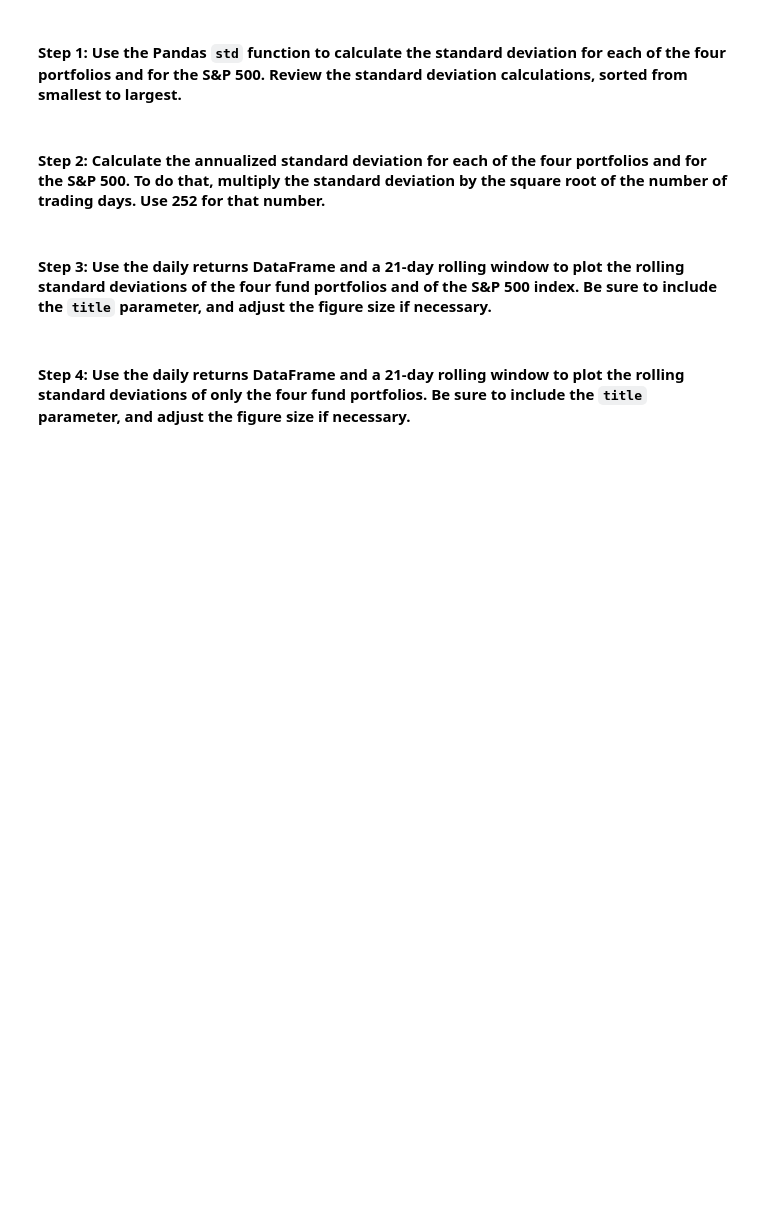
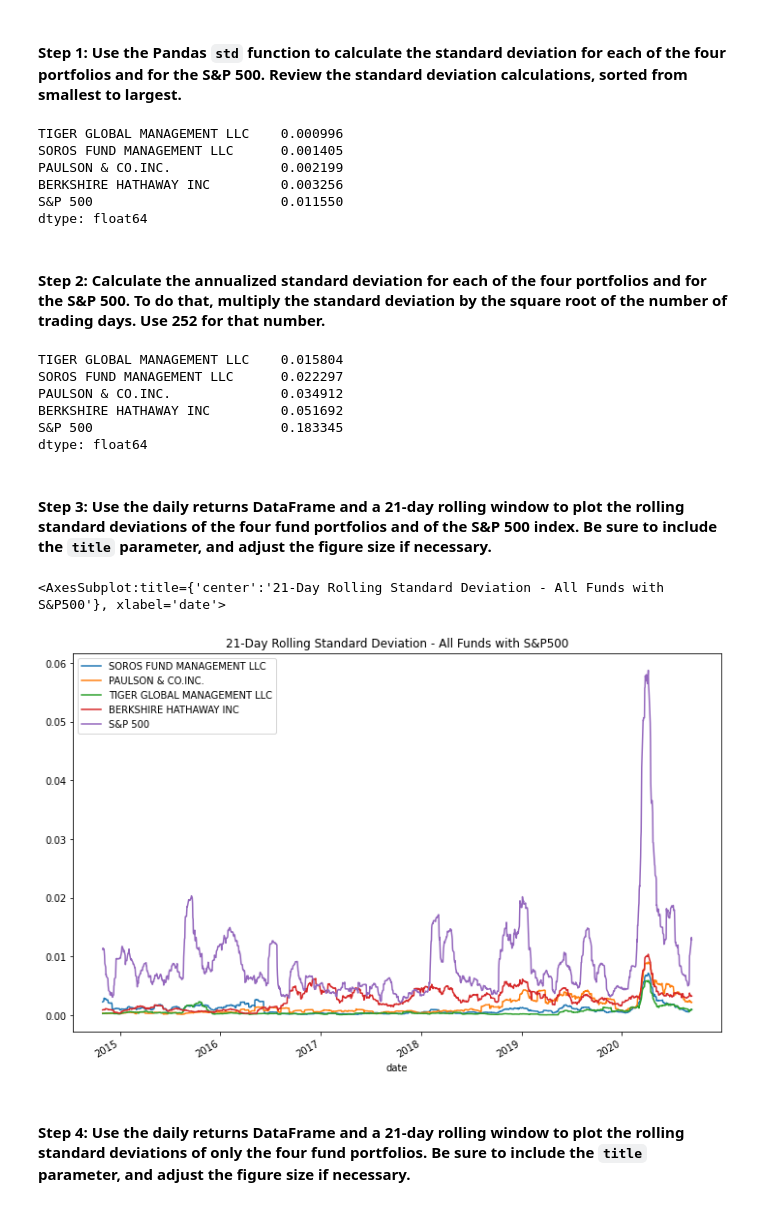
Before and after one commit to sububer/portfolio_analysis, a Jupyter notebook: risk_return_analysis.ipynb, the cells around one changed output. Saved outputs shown, nothing was run; the diff lists cells and outputs as text; code cells hidden in the pictures; blank space fills up the shorter version.

```diff
--- a/risk_return_analysis.ipynb
+++ b/risk_return_analysis.ipynb
@@ -246,20 +246,55 @@ Evaluate the risk profile of each portfolio by using the standard deviation and
 # %%
 # Calculate and sort the standard deviation for all 4 portfolios and the S&P 500
 # Review the standard deviations sorted smallest to largest
-# YOUR CODE HERE
+
+# calculate standard deviation for all portfolios, using the daily returns df
+all_portfolios_std = whales_daily_returns.std()
+
+# sort the standard deviations
+all_portfolios_std_sorted = all_portfolios_std.sort_values()
+
+# display the sorted standard deviations
+all_portfolios_std_sorted
+# %% [output]
+TIGER GLOBAL MANAGEMENT LLC    0.000996
+SOROS FUND MANAGEMENT LLC      0.001405
+PAULSON & CO.INC.              0.002199
+BERKSHIRE HATHAWAY INC         0.003256
+S&P 500                        0.011550
+dtype: float64
 # %% [markdown]
 #### Step 2: Calculate the annualized standard deviation for each of the four portfolios and for the S&P 500. To do that, multiply the standard deviation by the square root of the number of trading days. Use 252 for that number.
 # %%
 # Calculate and sort the annualized standard deviation (252 trading days) of the 4 portfolios and the S&P 500
 # Review the annual standard deviations smallest to largest
-# YOUR CODE HERE
+
+# 252 trading days in year
+annual_num_trading_days = 252
+
+# calculating annualized stdev for all portfolios
+annualized_std_all_portfolios = all_portfolios_std * np.sqrt(annual_num_trading_days)
+
+# displaying sorted avg std dev
+annualized_std_all_portfolios.sort_values()
+# %% [output]
+TIGER GLOBAL MANAGEMENT LLC    0.015804
+SOROS FUND MANAGEMENT LLC      0.022297
+PAULSON & CO.INC.              0.034912
+BERKSHIRE HATHAWAY INC         0.051692
+S&P 500                        0.183345
+dtype: float64
 # %% [markdown]
 #### Step 3: Use the daily returns DataFrame and a 21-day rolling window to plot the rolling standard deviations of the four fund portfolios and of the S&P 500 index. Be sure to include the `title` parameter, and adjust the figure size if necessary.
 # %%
 # Using the daily returns DataFrame and a 21-day rolling window,
 # plot the rolling standard deviation of the 4 portfolios and the S&P 500
 # Include a title parameter and adjust the figure size
-# YOUR CODE HERE
+
+whales_daily_returns.rolling(window=21).std().plot(figsize=(12,8),
+                                                  title='21-Day Rolling Standard Deviation - All Funds with S&P500')
+# %% [output]
+<AxesSubplot:title={'center':'21-Day Rolling Standard Deviation - All Funds with S&P500'}, xlabel='date'>
+[figure, added]
 # %% [markdown]
 #### Step 4: Use the daily returns DataFrame and a 21-day rolling window to plot the rolling standard deviations of only the four fund portfolios. Be sure to include the `title` parameter, and adjust the figure size if necessary.
 # %%
```
Also changed, not shown: parts of 6 cells of this notebook.
